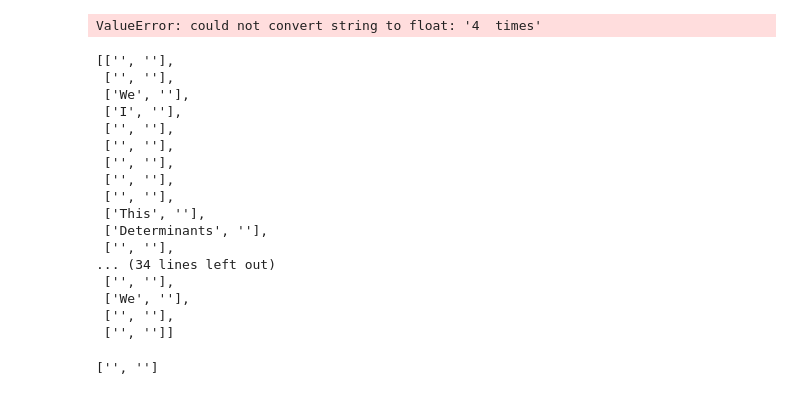
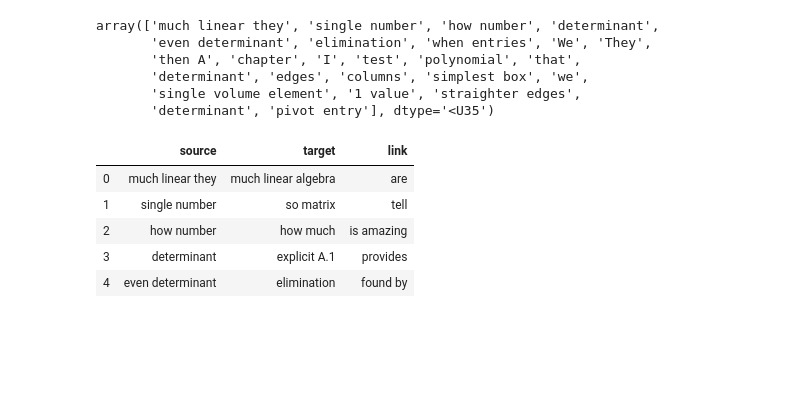
Before and after one commit to lazyTurtle21/QuizMaker, a Jupyter notebook: knowledge_graph.ipynb, the cells around one changed output. Cells and saved outputs as stored; diff of their text form; code cells hidden in the pictures; blank space fills up the shorter version.

```diff
--- a/knowledge_graph.ipynb
+++ b/knowledge_graph.ipynb
@@ -73,26 +79,5 @@ def read_file(filename):
 # %%
 book = read_file('data/Strang-Linear Algebra.txt')
-# %%
-def get_one_chapter(chapter_number, book):
-    s_chapter_number = str(chapter_number)
-    chapter_starts = re.search('Chapter\s' + s_chapter_number +'\s\n.*\s\n' + s_chapter_number + '\.1.*\n', book)
-    chapter_ends = re.search('Chapter\s' + str(chapter_number + 1) + '\s\n.*\s\n' + str(chapter_number + 1) + '\.1',
-                             book[chapter_starts.start():])
-    chapter = book[chapter_starts.end():chapter_starts.end()+chapter_ends.start()]
-
-    # TODO: check if this gavnocode works
-    problem_set_start = re.search('Problem\sSet\s' + s_chapter_number + '\.[0-9]+\s', chapter)
-
-    while problem_set_start:
-        if chapter.count('Problem\sSet\s') == 1:  # very clever ifka, only sverhrazums top 5 understand
-            chapter = chapter[:problem_set_start.start()]
-            break
-        problem_set_end = re.search(s_chapter_number + '\.[0-9]+\s.*\n', chapter[problem_set_start.end():])
-        chapter = chapter[:problem_set_start.start()] + chapter[problem_set_start.end() + problem_set_end.start():]
-        problem_set_start = re.search('Problem\sSet\s' + s_chapter_number + '\.[0-9]+\s', chapter)
-
-
-    return re.split(r'(?<=[^A-Z].[.?]) +(?=[A-Z])', chapter.replace('\n', ' ').strip())
 # %%
 def sentence_fits(s):
     """Check if sentence contains only one subject and one object"""
@@ -214,37 +199,28 @@ def get_entities(sent):
 # %%
-objects = np.empty(len(sentences), dtype=)
-subjects = np.empty(len(sentences))
+objects = [''] * len(sentences)
+subjects = [''] * len(sentences)
 
 for i, s in enumerate(sentences):
-    objects[i], subjects[i] = get_entities(s)
+    subjects[i], objects[i] = get_entities(s)
+
+subjects = np.array(subjects)
+objects = np.array(objects)
 
 subjects[:25]
 # %% [output]
-ValueError: could not convert string to float: '4  times'
+array(['much linear they', 'single number', 'how number', 'determinant',
+       'even determinant', 'elimination', 'when entries', 'We', 'They',
+       'then A', 'chapter', 'I', 'test', 'polynomial', 'that',
+       'determinant', 'edges', 'columns', 'simplest box', 'we',
+       'single volume element', '1 value', 'straighter edges',
+       'determinant', 'pivot entry'], dtype='<U35')
-# %%
-subjects = [i[0] for i in entities]
-objects = [i[1] for i in entities]
-
-kg_df = pd.DataFrame({'source':source, 'target':target, 'edge':relations})
-# %% [output]
-[['', ''],
- ['', ''],
- ['We', ''],
- ['I', ''],
- ['', ''],
- ['', ''],
- ['', ''],
- ['', ''],
- ['', ''],
- ['This', ''],
- ['Determinants', ''],
- ['', ''],
-... (34 lines left out)
- ['', ''],
- ['We', ''],
- ['', ''],
- ['', '']]
-# %%
-get_entities('the film had 200 patents')
-# %% [output]
-['', '']
+# %%
+kg_df = pd.DataFrame({'source':subjects, 'target':objects, 'link':relations})
+kg_df.head()
+# %% [output]
+|  | source | target | link |
+| 0 | much linear they | much linear algebra | are |
+| 1 | single number | so matrix | tell |
+| 2 | how number | how much | is amazing |
+| 3 | determinant | explicit A.1 | provides |
+| 4 | even determinant | elimination | found by |
```
Also changed, not shown: parts of 17 cells of this notebook, 2 other files.
